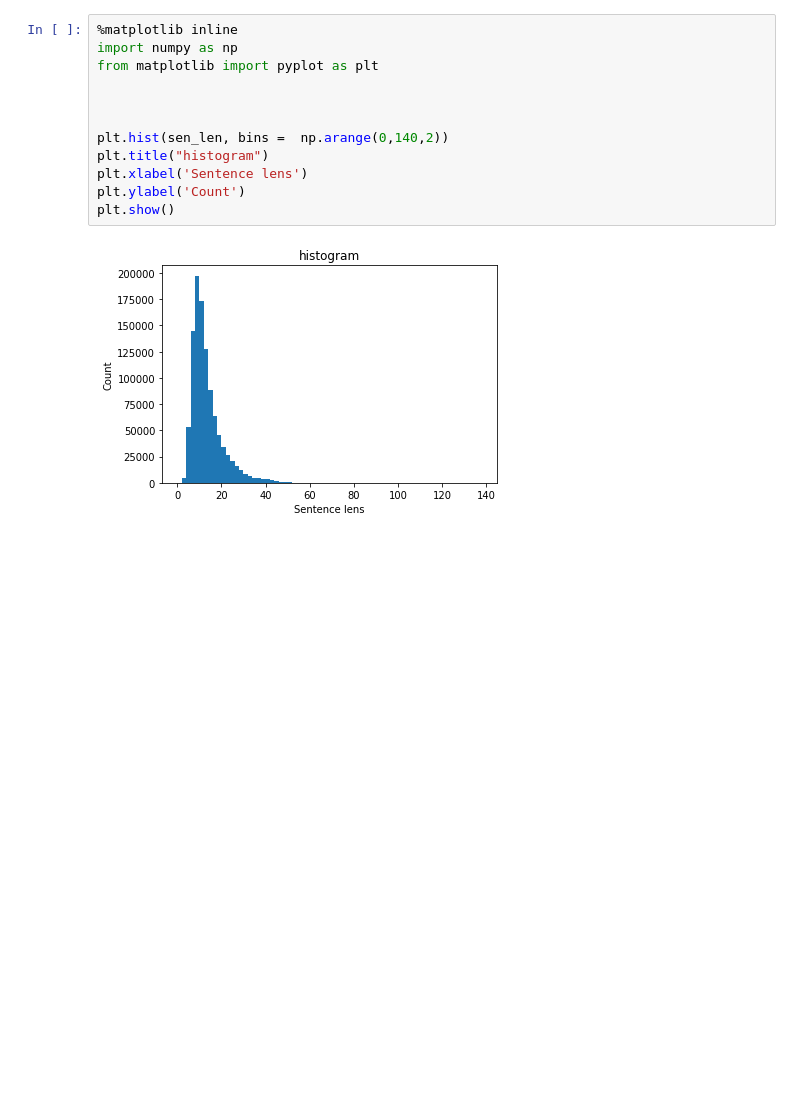
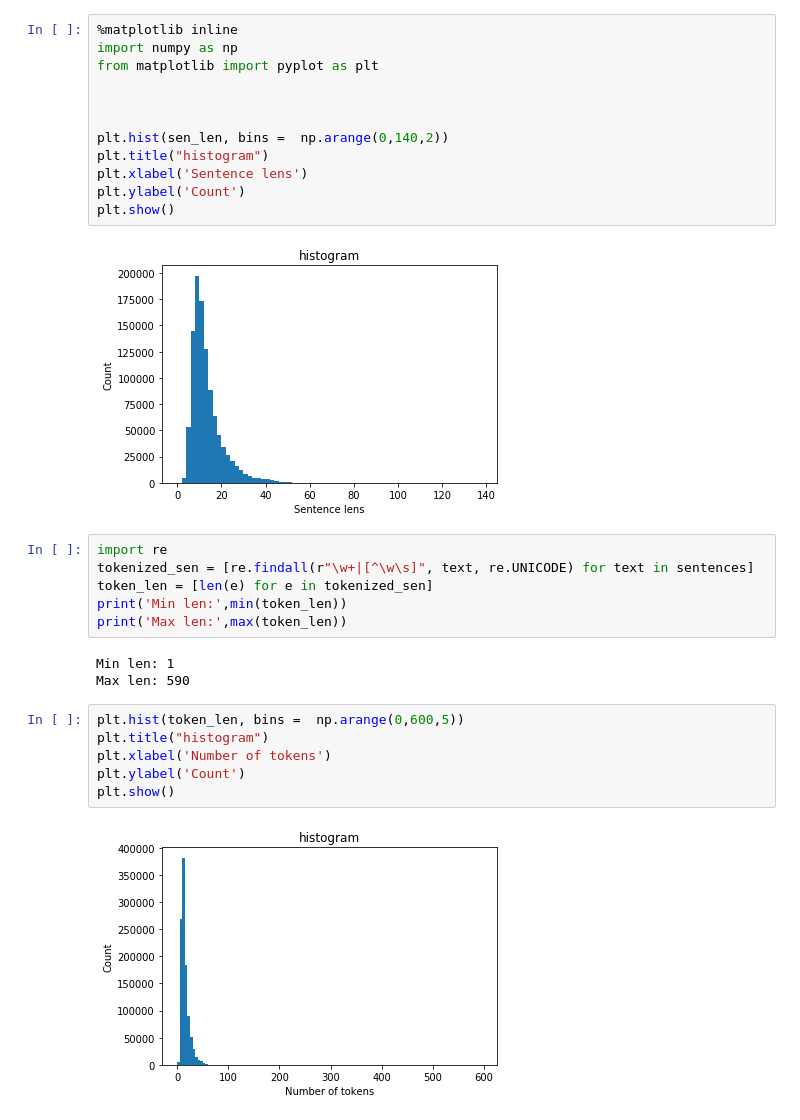
Before and after one commit to ShawnLYU/A-Hybrid-Approach-of-Insincere-Questions-Detection, a Jupyter notebook: shawn/preprocessing.ipynb, the cells around one changed output. Saved outputs shown, nothing was run; the diff lists cells and outputs as text; blank space fills up the shorter version.

```diff
--- a/shawn/preprocessing.ipynb
+++ b/shawn/preprocessing.ipynb
@@ -78,3 +84,20 @@ plt.ylabel('Count')
 plt.show()
 # %% [output]
 [figure]
+# %%
+import re
+tokenized_sen = [re.findall(r"\w+|[^\w\s]", text, re.UNICODE) for text in sentences]
+token_len = [len(e) for e in tokenized_sen]
+print('Min len:',min(token_len))
+print('Max len:',max(token_len))
+# %% [output]
+Min len: 1
+Max len: 590
+# %%
+plt.hist(token_len, bins =  np.arange(0,600,5))
+plt.title("histogram")
+plt.xlabel('Number of tokens')
+plt.ylabel('Count')
+plt.show()
+# %% [output]
+[figure, added]
```
Also changed, not shown: parts of 4 cells of this notebook, 1 other file.
